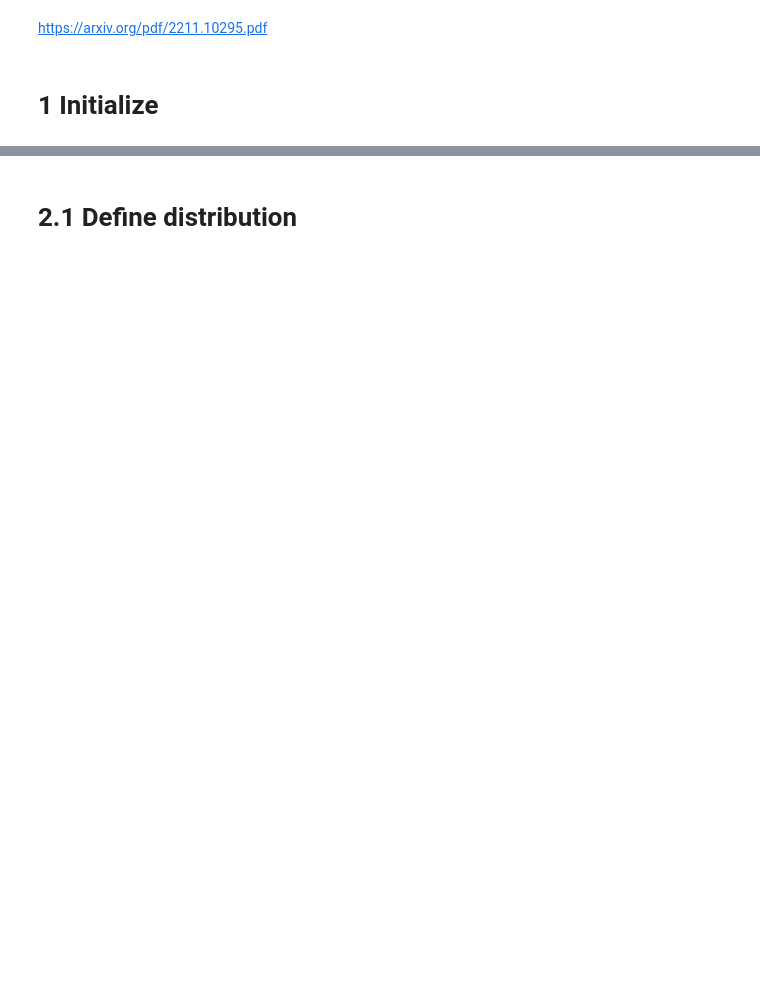
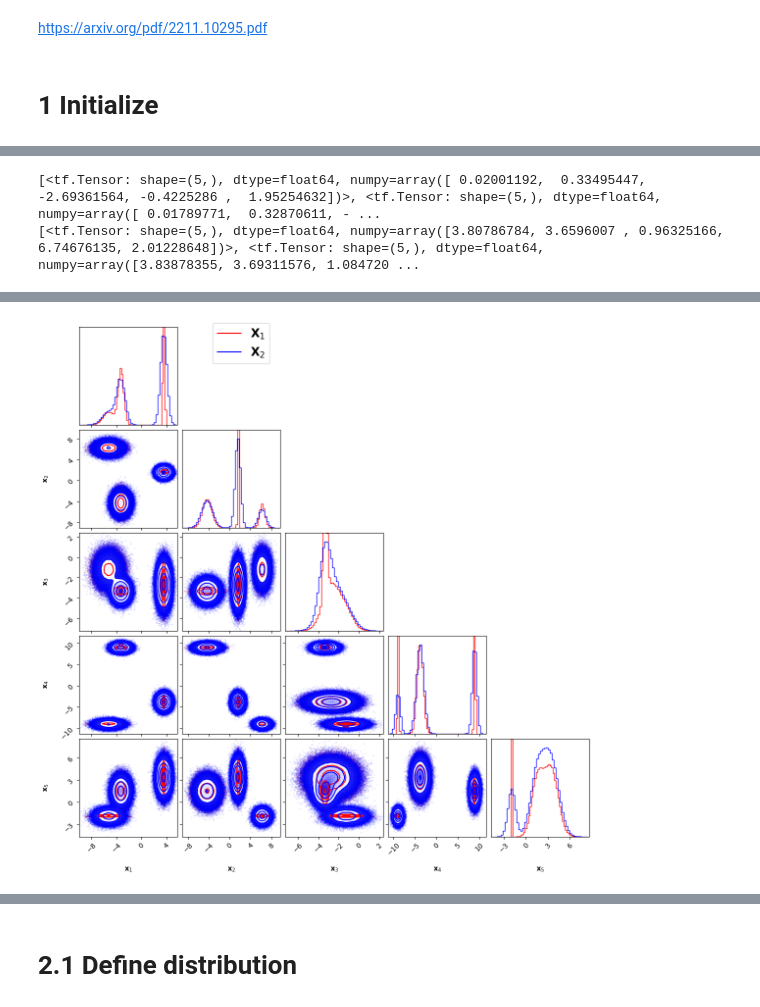
Before and after one commit to TwoSampleTests/GenerativeModelsMetrics, a Jupyter notebook: notebooks/Test_metrics.ipynb, the cells around one changed output, grey strips where cells are left out. Drawn from its saved outputs; the diff is of its cells as text; code cells hidden in the pictures; blank space fills up the shorter version.

```diff
--- a/notebooks/Test_metrics.ipynb
+++ b/notebooks/Test_metrics.ipynb
@@ -126,0 +402,20 @@ Loaded 1 GPUs: ['NVIDIA A40']
+# %%
+nsamples = 1_000_000
+#print([dist_1.mean(),dist_2.mean()])
+s1 = dist_1.sample(nsamples)
+s2 = dist_2.sample(nsamples)
+print([tf.math.reduce_mean(s1, axis = 0),tf.math.reduce_mean(s2, axis = 0)])
+print([tf.math.reduce_std(s1, axis = 0),tf.math.reduce_std(s2, axis = 0)])
+# %% [output]
+[<tf.Tensor: shape=(5,), dtype=float64, numpy=array([ 0.02001192,  0.33495447, -2.69361564, -0.4225286 ,  1.95254632])>, <tf.Tensor: shape=(5,), dtype=float64, numpy=array([ 0.01789771,  0.32870611, - ...
+[<tf.Tensor: shape=(5,), dtype=float64, numpy=array([3.80786784, 3.6596007 , 0.96325166, 6.74676135, 2.01228648])>, <tf.Tensor: shape=(5,), dtype=float64, numpy=array([3.83878355, 3.69311576, 1.084720 ...
+# %%
+cornerplotter(dist_1 = dist_1,
+              dist_2 = dist_2,
+              path_to_plots = results_dir,
+              max_points = nsamples,
+              max_dim = 32,
+              n_bins = 50,
+              show = True,
+              save = False)
+# %% [output]
@@ -126,0 +423 @@ Loaded 1 GPUs: ['NVIDIA A40']
+[figure, added]
```
Also changed, not shown: parts of 14 cells of this notebook, 4 other files.
